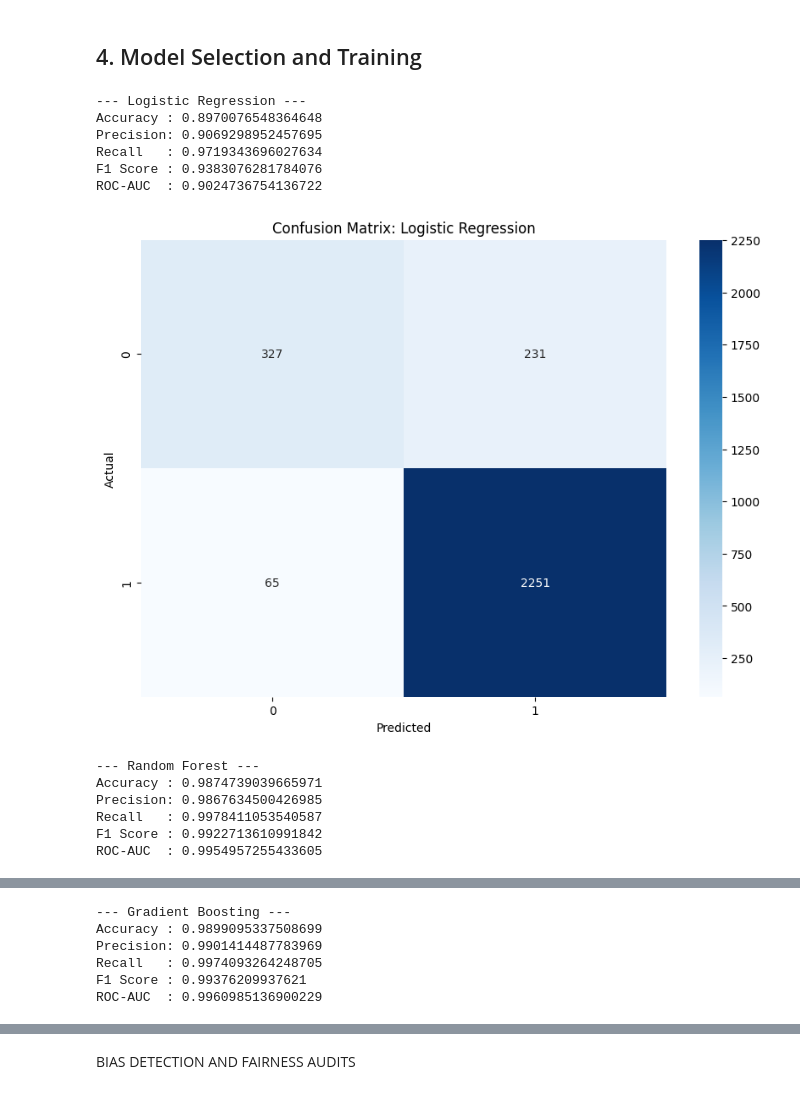
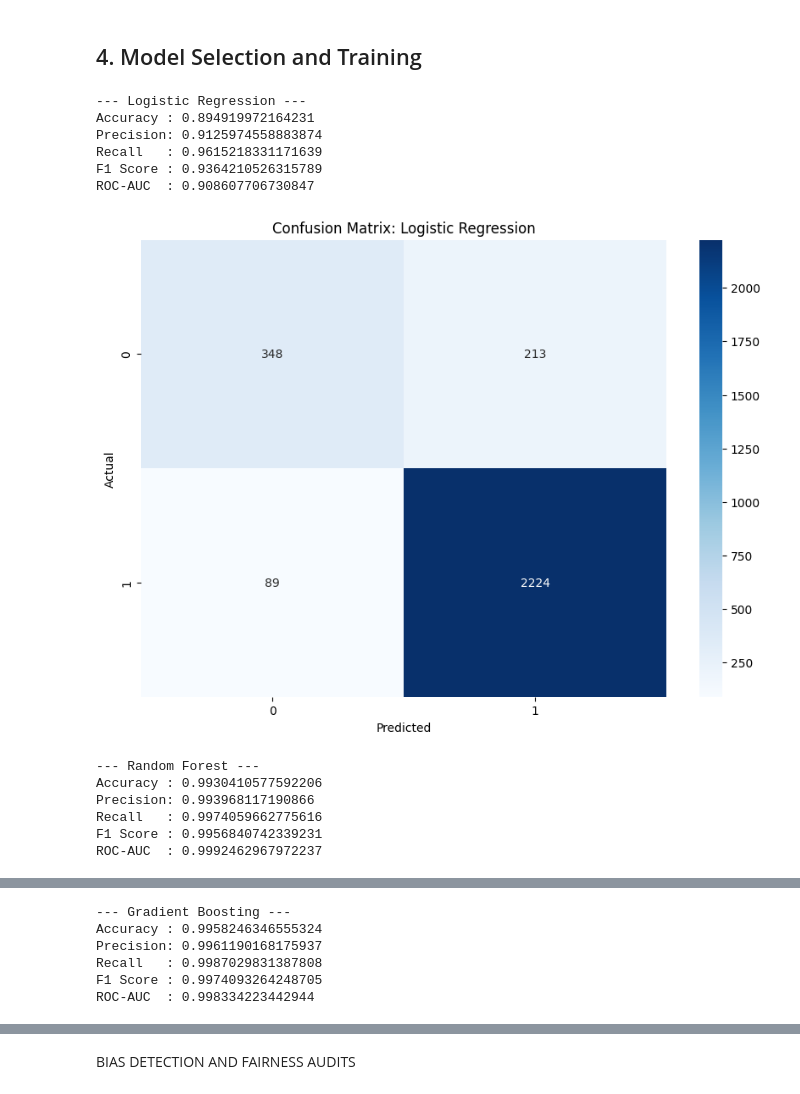
Before and after one commit to Afealete/FOXTROT-2-ASSIGNMENT-2, a Jupyter notebook: Copy_of_FOXTROT_2_ASSIGNMENT_2.ipynb, the cells around one changed output, grey strips where cells are left out. Drawn from its saved outputs; the diff is of its cells as text; code cells hidden in the pictures.

```diff
--- a/Copy_of_FOXTROT_2_ASSIGNMENT_2.ipynb
+++ b/Copy_of_FOXTROT_2_ASSIGNMENT_2.ipynb
@@ -53,5 +69,15 @@ uploaded = files.upload()
 #
 data = pd.read_csv('/content/loan_borowwer_data.csv')
 data
+
+
+
+# 1. Define the sensitive attribute(s)
+sensitive_attribute_name = 'fico' # Name for printing
+A = data[[sensitive_attribute_name]] # Extract the sensitive attribute column(s)
+
+# Exclude sensitive attribute from features
+X = data.drop(['credit.policy', sensitive_attribute_name], axis=1)
+y = data['credit.policy']
 # %% [output]
 [interactive output not drawn]
@@ -233,9 +247,11 @@ Rationale: Summing up 'delinq.2yrs' and 'pub.rec' can create a single metric for
 # %%
 
 # 1. Data split
-X = data.drop('credit.policy', axis=1)
+X = data.drop(['credit.policy', sensitive_attribute_name], axis=1)
 y = data['credit.policy']
-X_train, X_test, y_train, y_test = train_test_split(X, y, test_size=0.3, random_state=42)
+X_train, X_test, y_train, y_test, A_train, A_test = train_test_split(
+    X, y, A, test_size=0.3, random_state=42, stratify=y
+)
 
 # 2. Models
 models = {
@@ -254,43 +270,56 @@ def evaluate_model(name, model):
     print("Accuracy :", accuracy_score(y_test, y_pred))
     print("Precision:", precision_score(y_test, y_pred))
     print("Recall   :", recall_score(y_test, y_pred))
     print("F1 Score :", f1_score(y_test, y_pred))
     print("ROC-AUC  :", roc_auc_score(y_test, y_proba))
 
     # Confusion matrix
     cm = confusion_matrix(y_test, y_pred)
     sns.heatmap(cm, annot=True, fmt='d', cmap='Blues')
     plt.title(f'Confusion Matrix: {name}')
     plt.xlabel('Predicted')
     plt.ylabel('Actual')
     plt.show()
 
     # ROC Curve
     fpr, tpr, _ = roc_curve(y_test, y_proba)
     plt.plot(fpr, tpr, label=f'{name} (AUC = {roc_auc_score(y_test, y_proba):.2f})')
     plt.xlabel('False Positive Rate')
     plt.ylabel('True Positive Rate')
     plt.title('ROC Curve')
     plt.legend()
 
+
+    if name == 'Logistic Regression':
+        return y_pred, y_proba
+    else:
+        return None, None
+
 # 4. Evaluate all models
 plt.figure(figsize=(10, 7))
+y_pred_lr = None
+y_proba_lr = None
 for name, model in models.items():
-    evaluate_model(name, model)
+    y_pred, y_proba = evaluate_model(name, model)
+    # Capture the results for Logistic Regression
+    if name == 'Logistic Regression':
+        y_pred_lr = y_pred
+        y_proba_lr = y_proba
+        roc_auc_lr = roc_auc_score(y_test, y_proba)
 
 plt.grid(True)
 plt.show()
 # %% [output]
 --- Logistic Regression ---
-Accuracy : 0.8970076548364648
-Precision: 0.9069298952457695
-Recall   : 0.9719343696027634
-F1 Score : 0.9383076281784076
-ROC-AUC  : 0.9024736754136722
+Accuracy : 0.894919972164231
+Precision: 0.9125974558883874
+Recall   : 0.9615218331171639
+F1 Score : 0.9364210526315789
+ROC-AUC  : 0.908607706730847
-[figure, old version]
+[figure, new version]
 --- Random Forest ---
-Accuracy : 0.9874739039665971
-Precision: 0.9867634500426985
-Recall   : 0.9978411053540587
-F1 Score : 0.9922713610991842
-ROC-AUC  : 0.9954957255433605
+Accuracy : 0.9930410577592206
+Precision: 0.993968117190866
+Recall   : 0.9974059662775616
+F1 Score : 0.9956840742339231
+ROC-AUC  : 0.9992462967972237
@@ -298,6 +327,6 @@ ROC-AUC  : 0.9954957255433605
 --- Gradient Boosting ---
-Accuracy : 0.9899095337508699
-Precision: 0.9901414487783969
-Recall   : 0.9974093264248705
-F1 Score : 0.99376209937621
-ROC-AUC  : 0.9960985136900229
+Accuracy : 0.9958246346555324
+Precision: 0.9961190168175937
+Recall   : 0.9987029831387808
+F1 Score : 0.9974093264248705
+ROC-AUC  : 0.998334223442944
```
Also changed, not shown: parts of 5 cells of this notebook.
